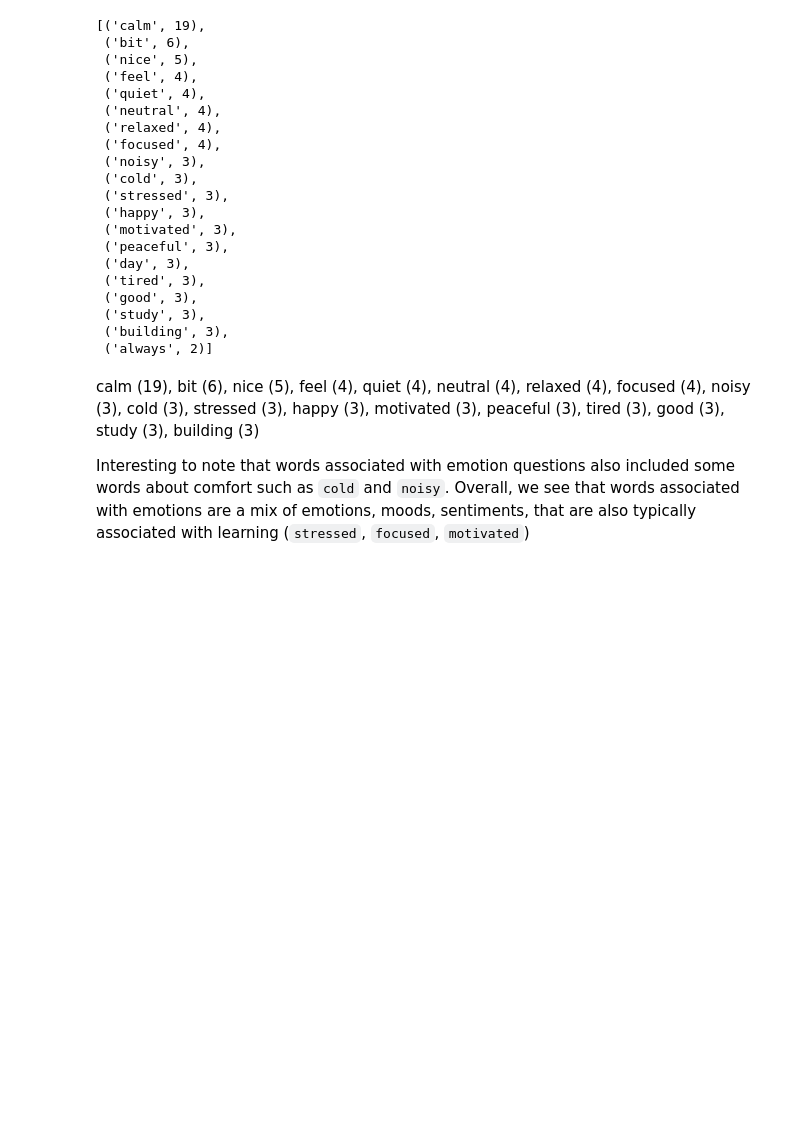
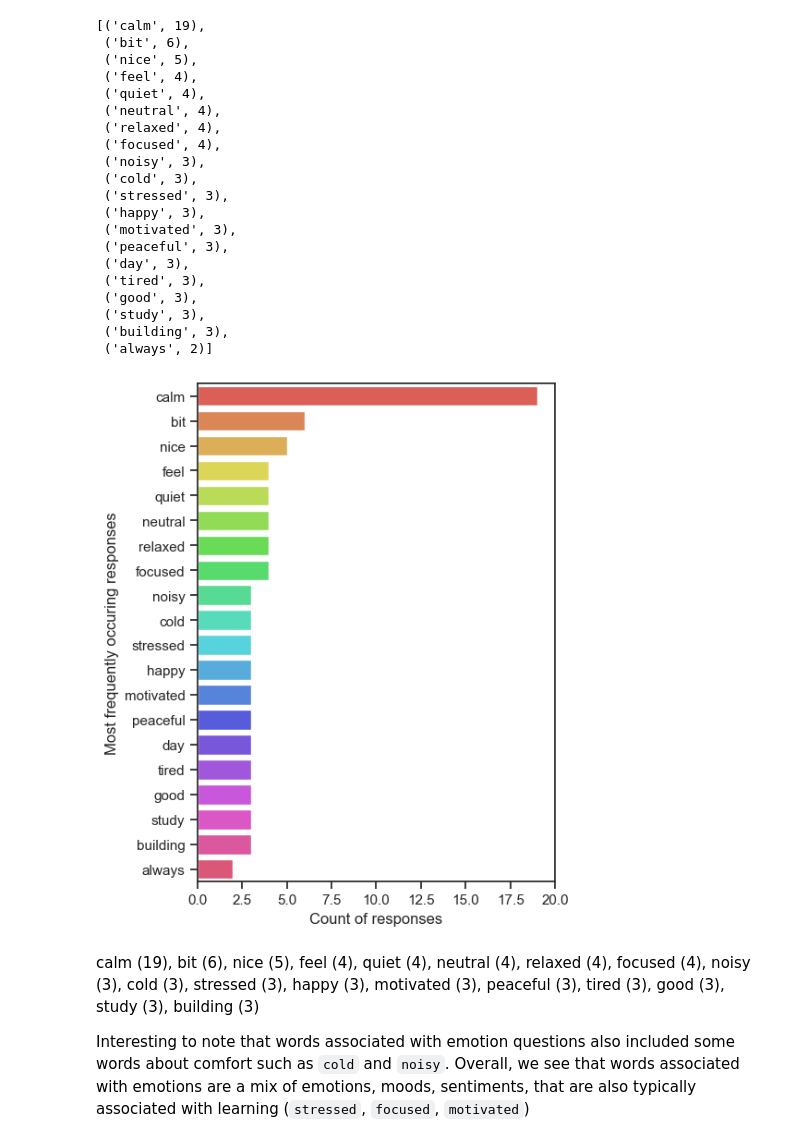
Before and after one commit to shrutirao94/language-comfort-emotions, a Jupyter notebook: analysis.ipynb, the cells around one changed output. Cells and saved outputs as stored; diff of their text form; code cells hidden in the pictures; blank space fills up the shorter version.

```diff
--- a/analysis.ipynb
+++ b/analysis.ipynb
@@ -163,19 +172,25 @@ frequency_distribution.most_common(20)
  ('always', 2)]
 # %%
 def frequency_distribution(lst, label):
-    frequency_distribution = FreqDist(lst)
-    print(frequency_distribution)
-    print(frequency_distribution.most_common(30))
+    top_30 = FreqDist(lst).most_common(20)
+    frequency_distribution = pd.Series(dict(top_30))
 
-    plt.ylim(0,20)
-    a = frequency_distribution.plot(20)
-    ax.set_xlabel("Most frequently occuring responses")
-    ax.set_ylabel("Count of responses")
+    sns.set_theme(style="ticks")
+    sns.barplot(y=frequency_distribution.index,
+                x=frequency_distribution.values,
+                palette = 'hls',
+                saturation = 8)
+    plt.xlabel("Count of responses")
+    plt.ylabel("Most frequently occuring responses")
+    plt.gcf().set_size_inches(5,7)
+    plt.xlim(0,20)
 
-    ax.figure.savefig('plots/' + label + '-freq-dist.jpg',
+    plt.savefig('plots/' + label + '-freq-dist.jpg',
             dpi=300, bbox_inches='tight')
 
 frequency_distribution(combo_emo_list, 'emo')
+# %% [output]
+[figure, added]
 # %% [markdown]
 calm (19), bit (6), nice (5), feel (4), quiet (4), neutral (4), relaxed (4), focused (4), noisy (3), cold (3), stressed (3), happy (3), motivated (3), peaceful (3), tired (3), good (3), study (3), building (3)
 
```
Also changed, not shown: parts of 9 cells of this notebook.
